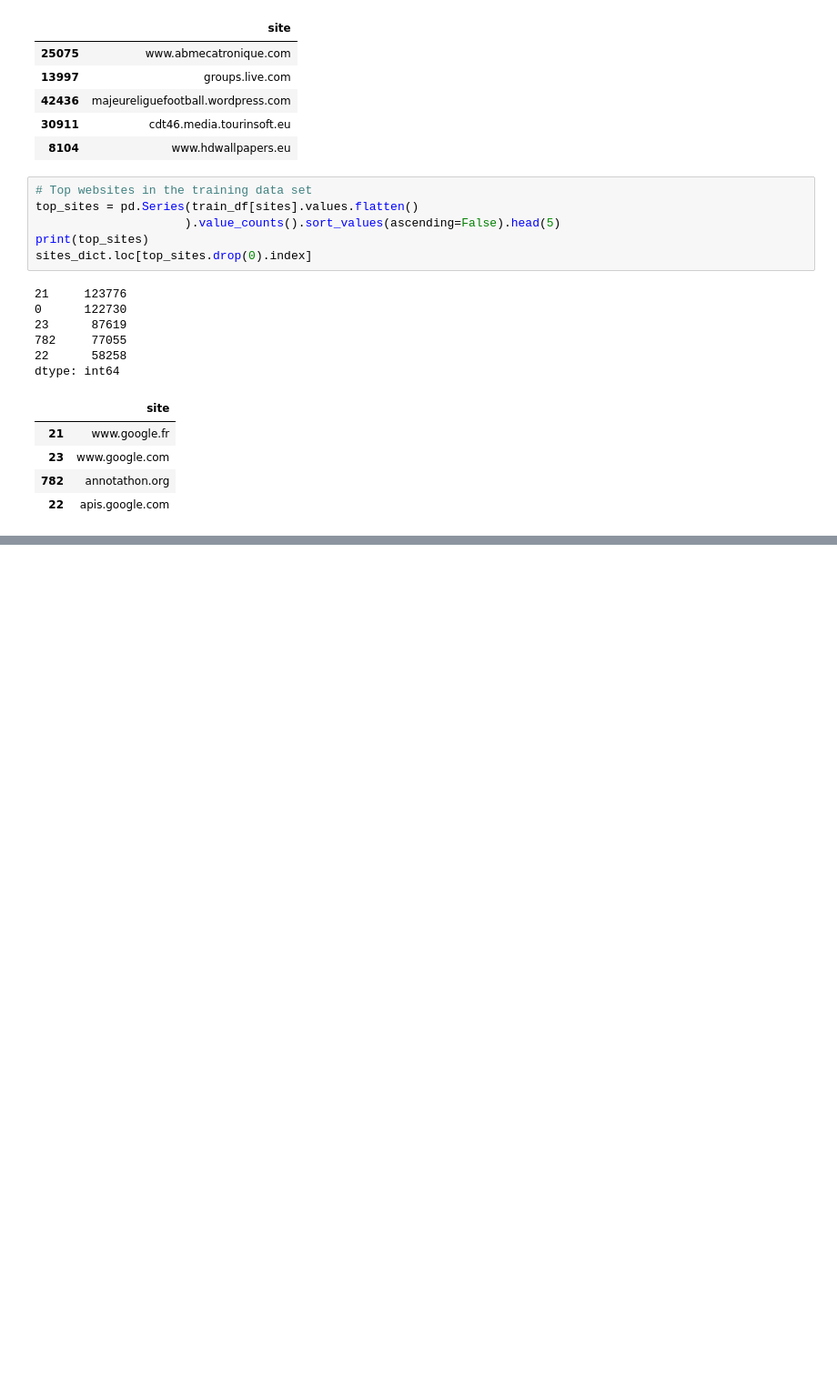
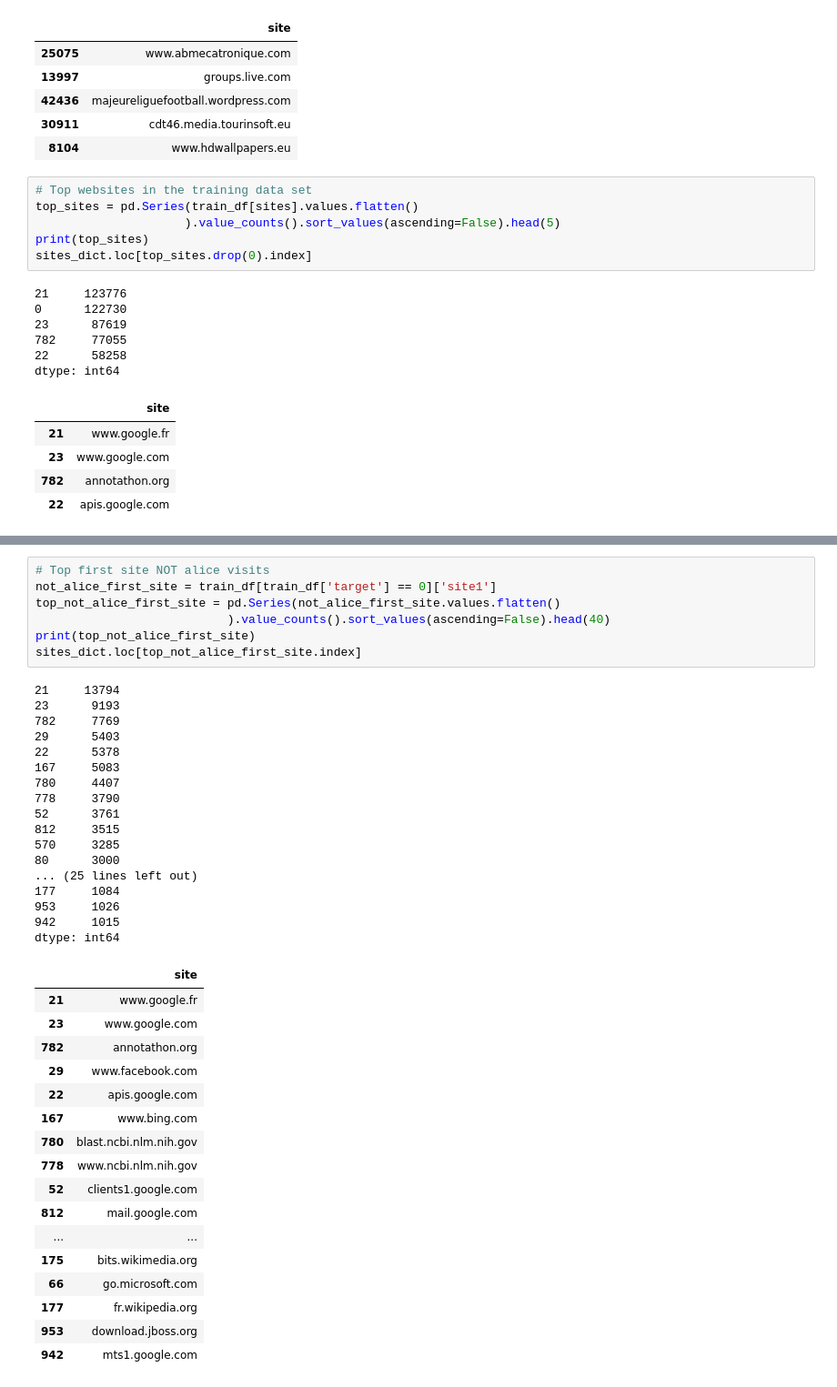
Before and after one commit to wtfleming/mlcourse.ai, a Jupyter notebook: jupyter_english/assignments_spring2019/assignment-1-part-1-submissions/data-exploration.ipynb, the cells around one changed output, grey strips where cells are left out. Shown at 91% size. Cells and saved outputs as stored; diff of their text form; blank space fills up the shorter version.

```diff
--- a/jupyter_english/assignments_spring2019/assignment-1-part-1-submissions/data-exploration.ipynb
+++ b/jupyter_english/assignments_spring2019/assignment-1-part-1-submissions/data-exploration.ipynb
@@ -235,0 +287,42 @@ sites_dict.loc[top_not_alice_sites.drop(0).index]
+# %%
+# Top first site NOT alice visits
+not_alice_first_site = train_df[train_df['target'] == 0]['site1']
+top_not_alice_first_site = pd.Series(not_alice_first_site.values.flatten()
+                           ).value_counts().sort_values(ascending=False).head(40)
+print(top_not_alice_first_site)
+sites_dict.loc[top_not_alice_first_site.index]
+# %% [output]
+21     13794
+23      9193
+782     7769
+29      5403
+22      5378
+167     5083
+780     4407
+778     3790
+52      3761
+812     3515
+570     3285
+80      3000
+... (25 lines left out)
+177     1084
+953     1026
+942     1015
+dtype: int64
+|  | site |
+| 21 | www.google.fr |
+| 23 | www.google.com |
+| 782 | annotathon.org |
+| 29 | www.facebook.com |
+| 22 | apis.google.com |
+| 167 | www.bing.com |
+| 780 | blast.ncbi.nlm.nih.gov |
+| 778 | www.ncbi.nlm.nih.gov |
+| 52 | clients1.google.com |
+| 812 | mail.google.com |
+| ... | ... |
+| 175 | bits.wikimedia.org |
+| 66 | go.microsoft.com |
+| 177 | fr.wikipedia.org |
+| 953 | download.jboss.org |
+| 942 | mts1.google.com |
```
Also changed, not shown: parts of 10 cells of this notebook, 8 other files.
